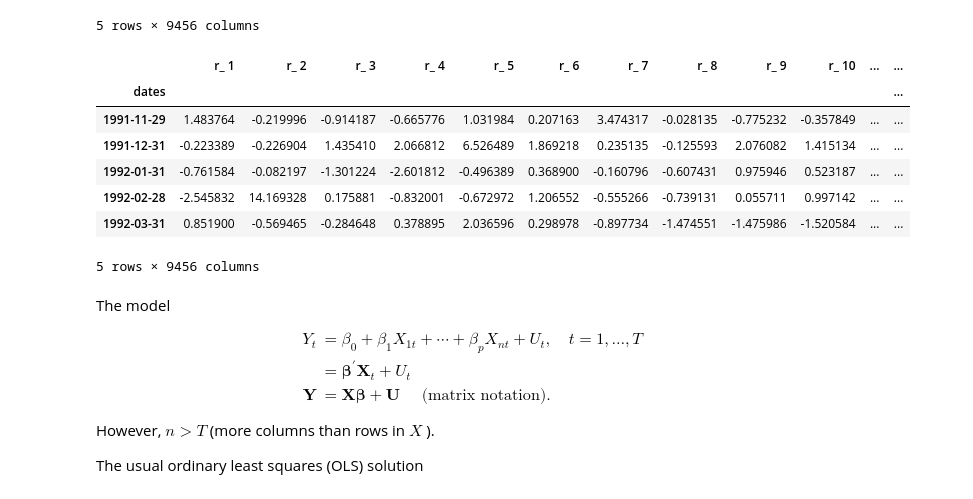
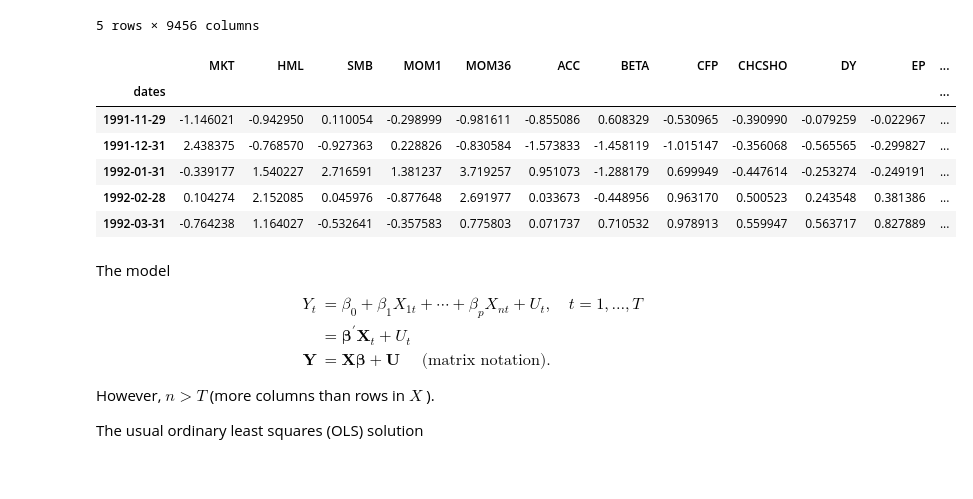
Before and after one commit to guimasuko/AssignmentEconometricsIV, a Jupyter notebook: code/q1.ipynb, the cells around one changed output. Saved outputs shown, nothing was run; the diff lists cells and outputs as text; code cells hidden in the pictures.

```diff
--- a/code/q1.ipynb
+++ b/code/q1.ipynb
@@ -133,16 +133,15 @@ standardized_returns.head()
 5 rows × 9456 columns
 # %%
 standardized_factors = (factors - factors.mean(axis=0))/factors.std(axis=0)
-standardized_returns.head()
+standardized_factors.head()
 # %% [output]
-|  | r_ 1 | r_ 2 | r_ 3 | r_ 4 | r_ 5 | r_ 6 | r_ 7 | r_ 8 | r_ 9 | r_ 10 | ... | ... |
+|  | MKT | HML | SMB | MOM1 | MOM36 | ACC | BETA | CFP | CHCSHO | DY | EP | ... |
 | dates |  |  |  |  |  |  |  |  |  |  |  | ... |
-| 1991-11-29 | 1.483764 | -0.219996 | -0.914187 | -0.665776 | 1.031984 | 0.207163 | 3.474317 | -0.028135 | -0.775232 | -0.357849 | ... | ... |
-| 1991-12-31 | -0.223389 | -0.226904 | 1.435410 | 2.066812 | 6.526489 | 1.869218 | 0.235135 | -0.125593 | 2.076082 | 1.415134 | ... | ... |
-| 1992-01-31 | -0.761584 | -0.082197 | -1.301224 | -2.601812 | -0.496389 | 0.368900 | -0.160796 | -0.607431 | 0.975946 | 0.523187 | ... | ... |
-| 1992-02-28 | -2.545832 | 14.169328 | 0.175881 | -0.832001 | -0.672972 | 1.206552 | -0.555266 | -0.739131 | 0.055711 | 0.997142 | ... | ... |
-| 1992-03-31 | 0.851900 | -0.569465 | -0.284648 | 0.378895 | 2.036596 | 0.298978 | -0.897734 | -1.474551 | -1.475986 | -1.520584 | ... | ... |
+| 1991-11-29 | -1.146021 | -0.942950 | 0.110054 | -0.298999 | -0.981611 | -0.855086 | 0.608329 | -0.530965 | -0.390990 | -0.079259 | -0.022967 | ... |
+| 1991-12-31 | 2.438375 | -0.768570 | -0.927363 | 0.228826 | -0.830584 | -1.573833 | -1.458119 | -1.015147 | -0.356068 | -0.565565 | -0.299827 | ... |
+| 1992-01-31 | -0.339177 | 1.540227 | 2.716591 | 1.381237 | 3.719257 | 0.951073 | -1.288179 | 0.699949 | -0.447614 | -0.253274 | -0.249191 | ... |
+| 1992-02-28 | 0.104274 | 2.152085 | 0.045976 | -0.877648 | 2.691977 | 0.033673 | -0.448956 | 0.963170 | 0.500523 | 0.243548 | 0.381386 | ... |
+| 1992-03-31 | -0.764238 | 1.164027 | -0.532641 | -0.357583 | 0.775803 | 0.071737 | 0.710532 | 0.978913 | 0.559947 | 0.563717 | 0.827889 | ... |
-5 rows × 9456 columns
 # %% [markdown]
 The model
 
```
Also changed, not shown: parts of 11 cells of this notebook, 27 other files.
